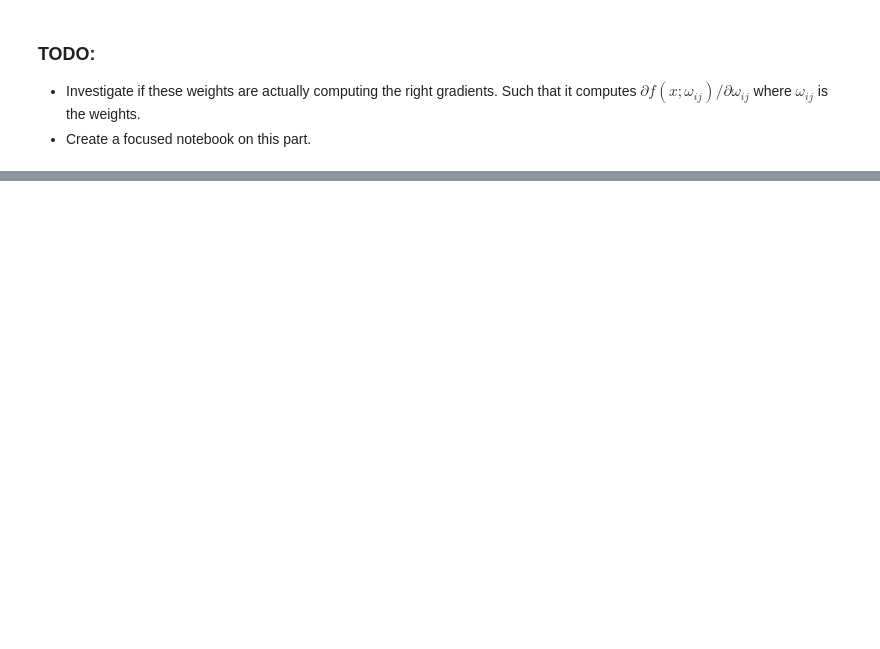
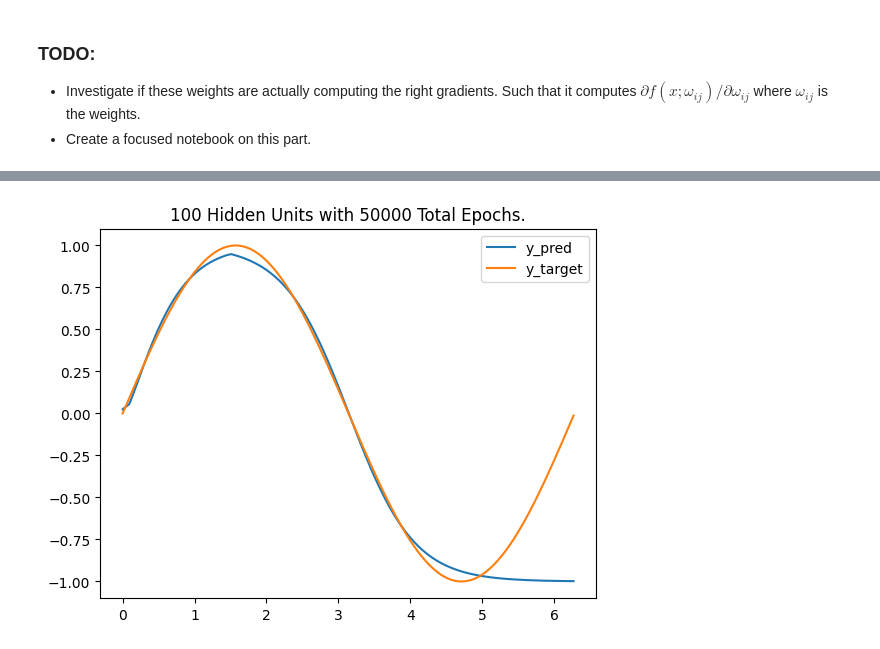
Before and after one commit to jumzzz/understanding-dl, a Jupyter notebook: ch-03/01-piecewise-regression.ipynb, the cells around one changed output, grey strips where cells are left out. Cells and saved outputs as stored; diff of their text form; code cells hidden in the pictures; blank space fills up the shorter version.

```diff
--- a/ch-03/01-piecewise-regression.ipynb
+++ b/ch-03/01-piecewise-regression.ipynb
@@ -129,0 +146,3 @@ W1.
+# %%
+train_network(100, 50000, 5000)
+# %% [output]
@@ -129,0 +162 @@ W1.
+[figure, added]
```
Also changed, not shown: parts of 8 cells of this notebook.
